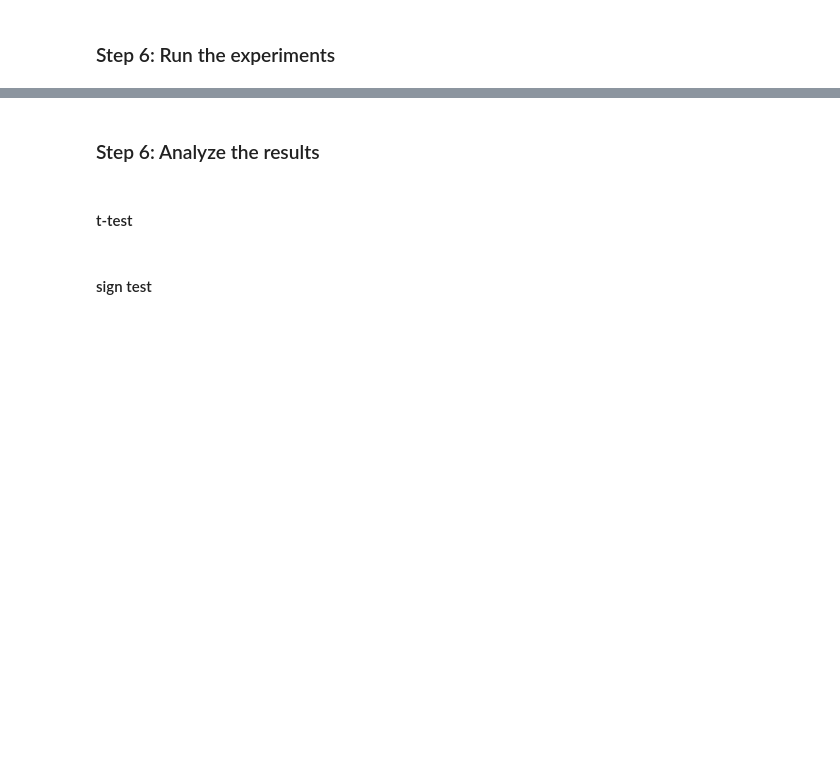
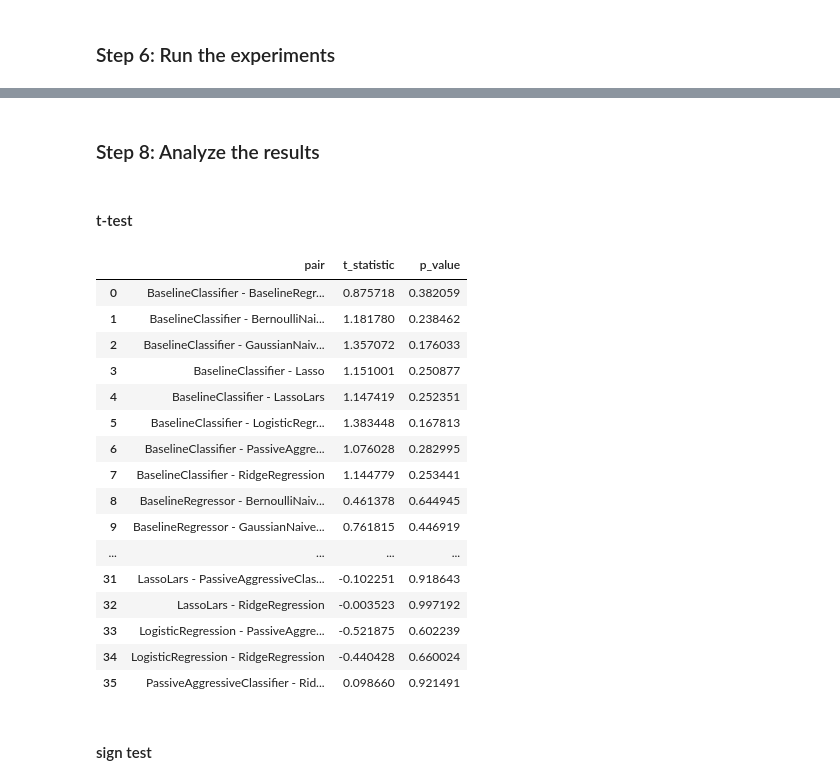
Before and after one commit to sktime/mlaut, a Jupyter notebook: mleap.ipynb, the cells around one changed output, grey strips where cells are left out. Saved outputs shown, nothing was run; the diff lists cells and outputs as text; code cells hidden in the pictures; blank space fills up the shorter version.

```diff
--- a/mleap.ipynb
+++ b/mleap.ipynb
@@ -43,3 +157,3 @@ test_o.run(modelling_strategies=instantiated_models)
 # %% [markdown]
-### Step 6: Analyze the results
+### Step 8: Analyze the results
 # %%
@@ -50,8 +168,26 @@ observations = analyze.calculate_loss_all_datasets(input_h5_original_datasets_gr
 # %% [markdown]
 #### t-test
 # %%
-t_test, t_test_df = analyze.t_test(observations)
+t_test, t_test_df = analyze.t_test(error_all_datasets)
 t_test_df
+# %% [output]
+|  | pair | t_statistic | p_value |
+| 0 | BaselineClassifier - BaselineRegr... | 0.875718 | 0.382059 |
+| 1 | BaselineClassifier - BernoulliNai... | 1.181780 | 0.238462 |
+| 2 | BaselineClassifier - GaussianNaiv... | 1.357072 | 0.176033 |
+| 3 | BaselineClassifier - Lasso | 1.151001 | 0.250877 |
+| 4 | BaselineClassifier - LassoLars | 1.147419 | 0.252351 |
+| 5 | BaselineClassifier - LogisticRegr... | 1.383448 | 0.167813 |
+| 6 | BaselineClassifier - PassiveAggre... | 1.076028 | 0.282995 |
+| 7 | BaselineClassifier - RidgeRegression | 1.144779 | 0.253441 |
+| 8 | BaselineRegressor - BernoulliNaiv... | 0.461378 | 0.644945 |
+| 9 | BaselineRegressor - GaussianNaive... | 0.761815 | 0.446919 |
+| ... | ... | ... | ... |
+| 31 | LassoLars - PassiveAggressiveClas... | -0.102251 | 0.918643 |
+| 32 | LassoLars - RidgeRegression | -0.003523 | 0.997192 |
+| 33 | LogisticRegression - PassiveAggre... | -0.521875 | 0.602239 |
+| 34 | LogisticRegression - RidgeRegression | -0.440428 | 0.660024 |
+| 35 | PassiveAggressiveClassifier - Rid... | 0.098660 | 0.921491 |
 # %% [markdown]
 #### sign test
 # %%
```
Also changed, not shown: parts of 11 cells of this notebook.
